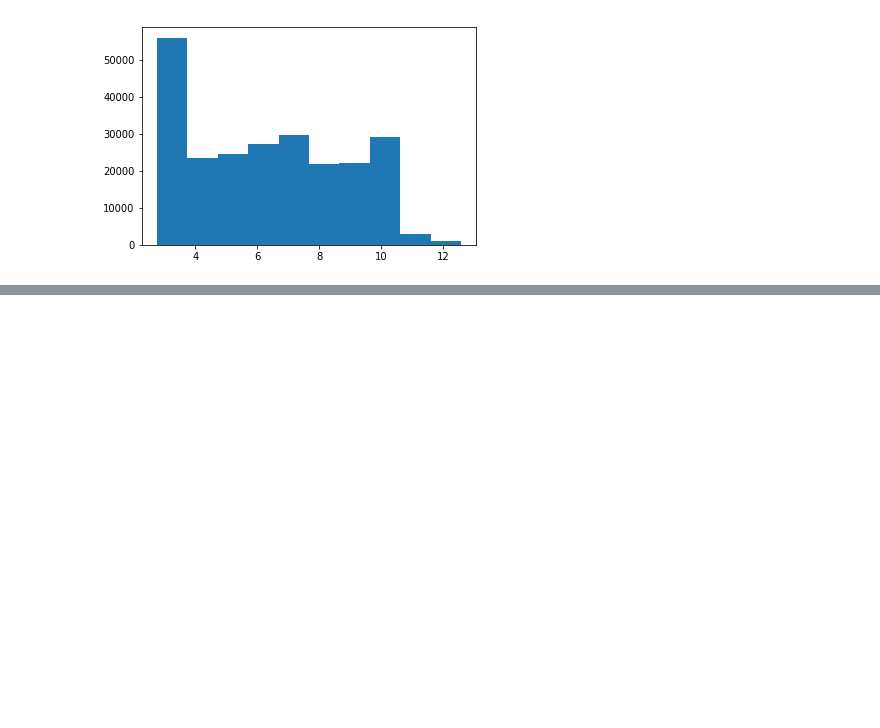
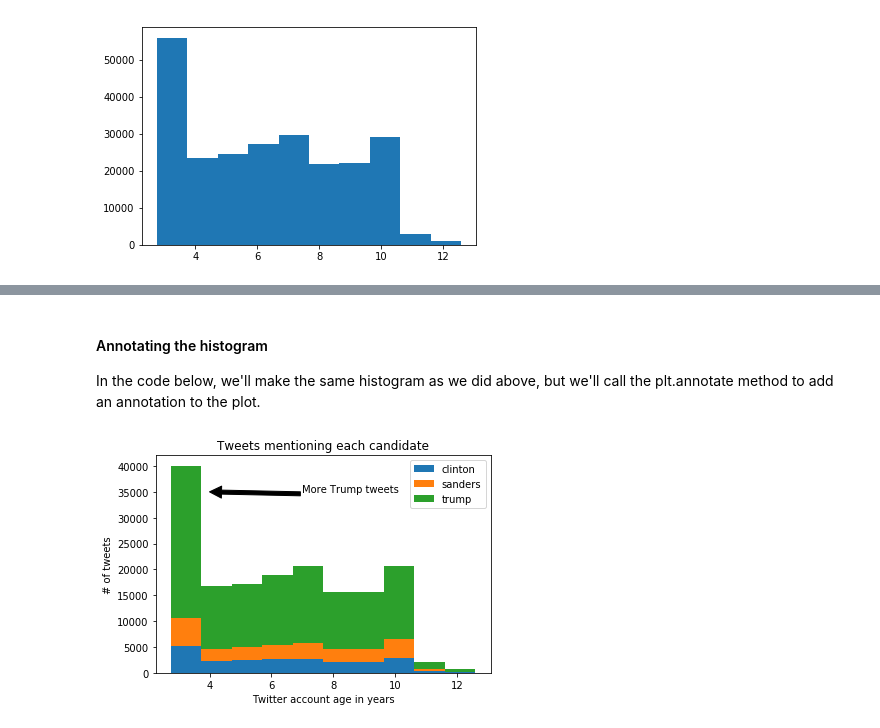
Before and after one commit to JavierPalomares90/Data_Mining_Hw1, a Jupyter notebook: Hw1b.ipynb, the cells around one changed output, grey strips where cells are left out. Drawn from its saved outputs; the diff is of its cells as text; code cells hidden in the pictures; blank space fills up the shorter version.

```diff
--- a/Hw1b.ipynb
+++ b/Hw1b.ipynb
@@ -394,0 +440,22 @@ plt.show()
+# %% [markdown]
+#### Annotating the histogram
+
+In the code below, we'll make the same histogram as we did above, but we'll call the plt.annotate method to add an annotation to the plot.
+# %%
+plt.hist([
+        cl_tweets,
+        sa_tweets,
+        tr_tweets
+    ],
+    stacked=True,
+    label=["clinton", "sanders", "trump"]
+)
+plt.legend()
+plt.title("Tweets mentioning each candidate")
+plt.xlabel("Twitter account age in years")
+plt.ylabel("# of tweets")
+plt.annotate('More Trump tweets', xy=(4, 35000), xytext=(7, 35000),
+            arrowprops=dict(facecolor='black'))
+plt.show()
+# %% [output]
+[figure, added]
```
Also changed, not shown: parts of 25 cells of this notebook.
